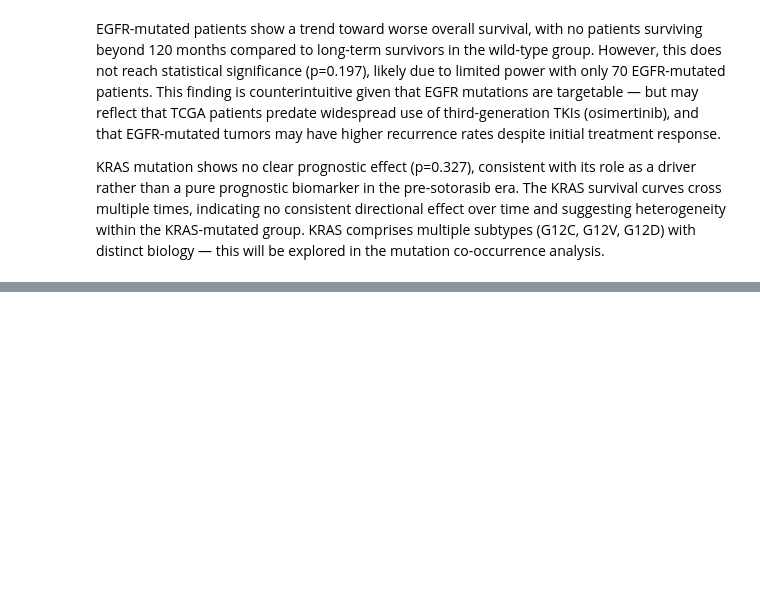
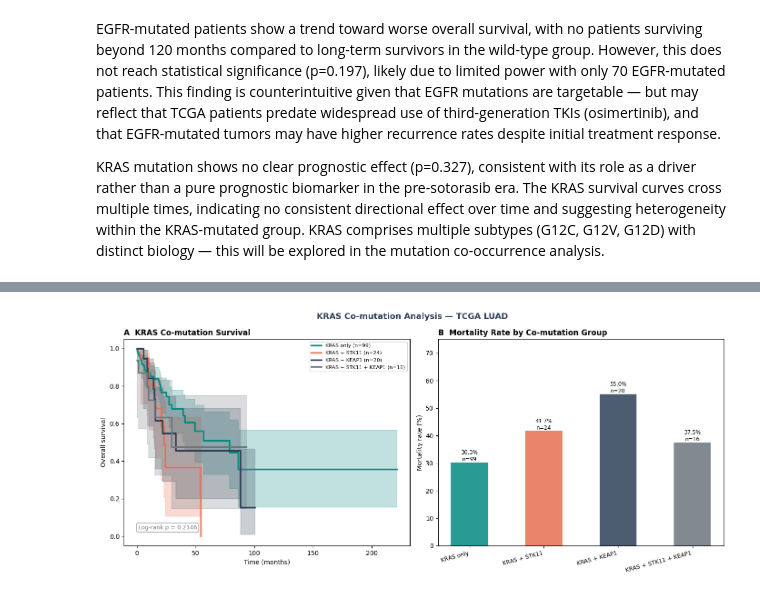
Before and after one commit to KelyNorel/tcga-luad-rwe, a Jupyter notebook: notebooks/01_eda.ipynb, the cells around one changed output, grey strips where cells are left out. Cells and saved outputs as stored; diff of their text form; code cells hidden in the pictures; blank space fills up the shorter version.

```diff
--- a/notebooks/01_eda.ipynb
+++ b/notebooks/01_eda.ipynb
@@ -325,0 +494,13 @@ this will be explored in the mutation co-occurrence analysis.
+# %%
+# Co-mutation groups — within KRAS mutated patients only
+kras_df = df[df["KRAS_MUT"] == 1].copy()
+
+kras_df["COMUT_GROUP"] = "KRAS only"
+kras_df.loc[kras_df["STK11_MUT"] == 1, "COMUT_GROUP"] = "KRAS + STK11"
+kras_df.loc[kras_df["KEAP1_MUT"] == 1, "COMUT_GROUP"] = "KRAS + KEAP1"
+kras_df.loc[(kras_df["STK11_MUT"] == 1) &
+            (kras_df["KEAP1_MUT"] == 1), "COMUT_GROUP"] = "KRAS + STK11 + KEAP1"
+
+print("Co-mutation group distribution:")
+print(kras_df["COMUT_GROUP"].value_counts())
+print(f"\nTotal KRAS mutated: {len(kras_df)}")
@@ -325,0 +517,67 @@ this will be explored in the mutation co-occurrence analysis.
+# %%
+COMUT_COLORS = {
+    "KRAS only":            COLORS["secondary"],
+    "KRAS + STK11":         COLORS["warm"],
+    "KRAS + KEAP1":         COLORS["primary"],
+    "KRAS + STK11 + KEAP1": COLORS["gray"],
+}
+
+fig, axes = plt.subplots(1, 2, figsize=(14, 6))
+fig.patch.set_facecolor("white")
+
+ax0 = axes[0]
+ax1 = axes[1]
+
+comut_order = ["KRAS only", "KRAS + STK11", "KRAS + KEAP1", "KRAS + STK11 + KEAP1"]
+
+for group in comut_order:
+    mask = kras_df["COMUT_GROUP"] == group
+    if mask.sum() < 5:
+        continue
+    kmf = KaplanMeierFitter()
+    kmf.fit(kras_df.loc[mask, "OS_MONTHS"], kras_df.loc[mask, "OS_EVENT"],
+            label=f"{group} (n={mask.sum()})")
+    kmf.plot_survival_function(ax=ax0, ci_show=True,
+                               color=COMUT_COLORS[group], lw=2.5)
+
+res = multivariate_logrank_test(kras_df["OS_MONTHS"], kras_df["COMUT_GROUP"],
+                                 kras_df["OS_EVENT"])
+ax0.text(0.05, 0.08, f"Log-rank p = {res.p_value:.4f}",
+         transform=ax0.transAxes, fontsize=9, color=COLORS["gray"],
+         bbox=dict(boxstyle="round,pad=0.3", fc="white", ec=COLORS["gray"], alpha=0.7))
+ax0.set_xlabel("Time (months)")
+ax0.set_ylabel("Overall survival")
+ax0.set_title("A  KRAS Co-mutation Survival", fontweight="bold", loc="left")
+ax0.legend(fontsize=8, loc="upper right")
+
+stats = []
+for group in comut_order:
+    subset = kras_df[kras_df["COMUT_GROUP"] == group]
+    stats.append({
+        "group": group,
+        "n": len(subset),
+        "event_rate": subset["OS_EVENT"].mean() * 100,
+    })
+
+stats_df = pd.DataFrame(stats)
+colors_bar = [COMUT_COLORS[g] for g in stats_df["group"]]
+bars = ax1.bar(range(len(stats_df)), stats_df["event_rate"],
+               color=colors_bar, alpha=0.85, width=0.5)
+for bar, row in zip(bars, stats_df.itertuples()):
+    ax1.text(bar.get_x() + bar.get_width()/2, bar.get_height() + 0.5,
+             f"{row.event_rate:.1f}%\nn={row.n}", ha="center", fontsize=8.5)
+ax1.set_xticks(range(len(stats_df)))
+ax1.set_xticklabels(stats_df["group"], rotation=15, ha="right", fontsize=9)
+ax1.set_ylabel("Mortality rate (%)")
+ax1.set_title("B  Mortality Rate by Co-mutation Group", fontweight="bold", loc="left")
+ax1.set_ylim(0, 75)
+
+fig.suptitle("KRAS Co-mutation Analysis — TCGA LUAD",
+             fontsize=13, fontweight="bold", color=COLORS["primary"])
+
+plt.tight_layout()
+plt.savefig("../notebooks/figures/fig8_kras_comutations.png",
+            bbox_inches="tight", dpi=150, facecolor="white")
+plt.show()
+# %% [output]
+[figure, added]
```
Also changed, not shown: parts of 11 cells of this notebook, 3 other files.
